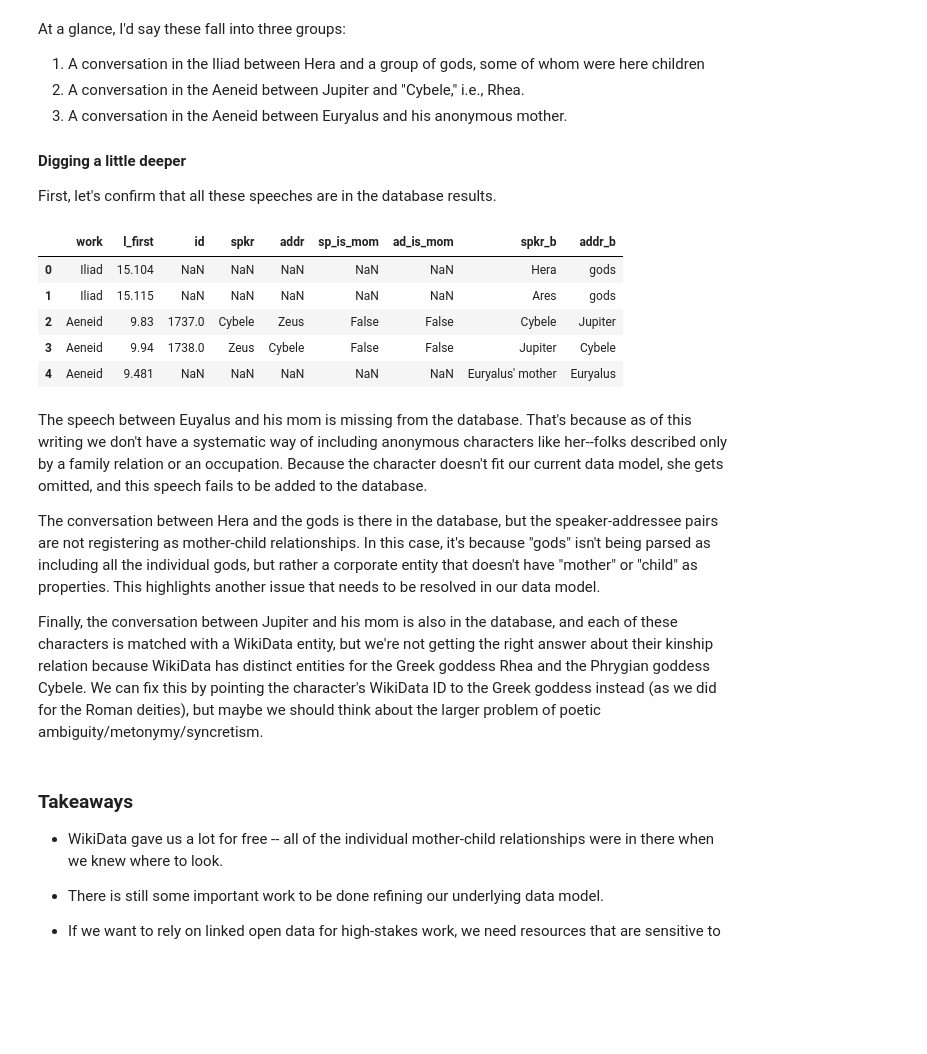
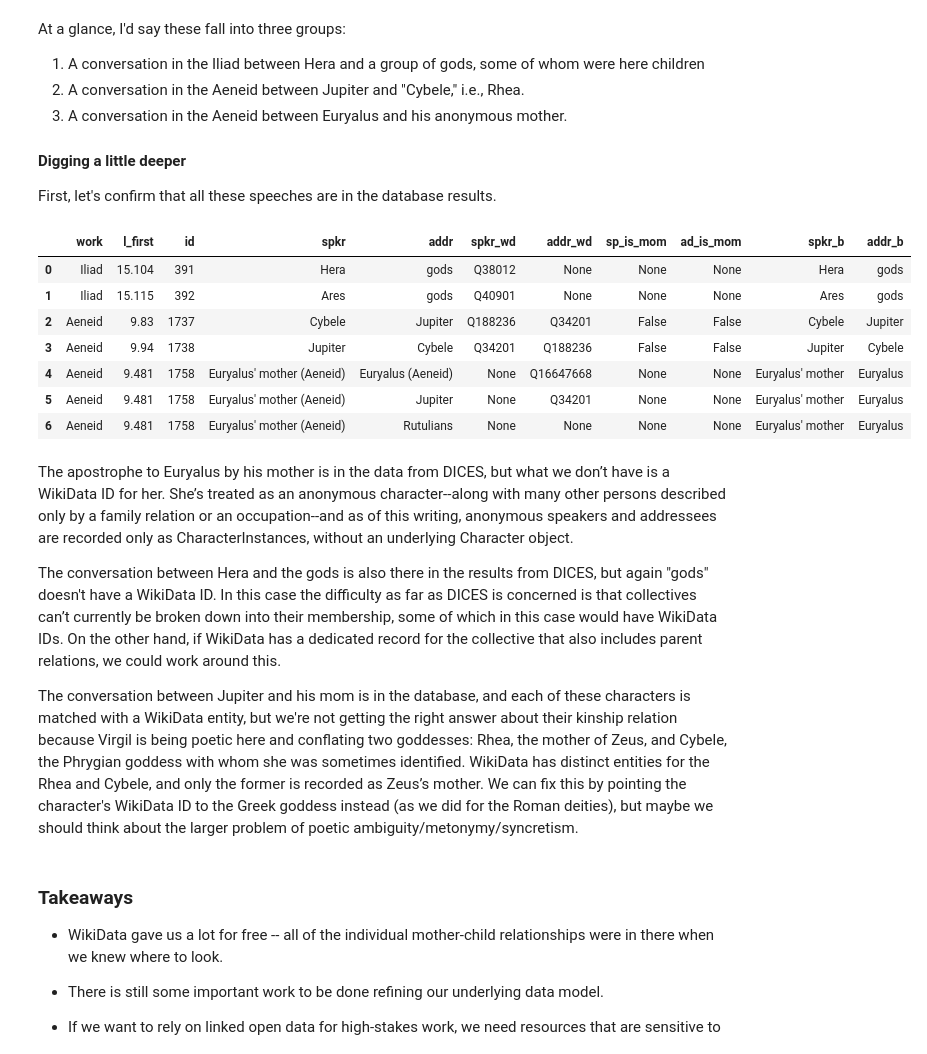
Before and after one commit to cwf2/dices-examples, a Jupyter notebook: Ex_02 - DSH.ipynb, the cells around one changed output. Saved outputs shown, nothing was run; the diff lists cells and outputs as text; code cells hidden in the pictures; blank space fills up the shorter version.

```diff
--- a/Ex_02 - DSH.ipynb
+++ b/Ex_02 - DSH.ipynb
@@ -270,0 +284,7 @@ df = pd.DataFrame(rows, columns=['id', 'work', 'l_first', 'l_last', 'spkr', 'sp_
+# %%
+pbar = NotebookPBar(max=len(speeches))
+for s in speeches:
+    for inst_list in s.spkr, s.addr:
+        for inst in inst_list:
+            getWD(inst.wd, cache=wd_cache)
+    pbar.update()
@@ -271,3 +293,31 @@ df = pd.DataFrame(rows, columns=['id', 'work', 'l_first', 'l_last', 'spkr', 'sp_
+# %%
+# create a dataframe with one row per speech
+df = pd.DataFrame(dict(
+    id = s.id,
+    work = s.work.title,
+    l_first = s.l_fi,
+    l_last = s.l_la,
+    spkr = [inst.name for inst in s.spkr],
+    spkr_wd = [inst.wd for inst in s.spkr],
+    addr = [inst.name for inst in s.addr],
+    addr_wd = [inst.wd for inst in s.addr],
+) for s in speeches)
+
+# separate multiple speakers/addressees to give each their own row
+df = df.explode(['spkr', 'spkr_wd'])
+df = df.explode(['addr', 'addr_wd'])
+
+# create new columns to track motherhood
+df[['sp_is_mom','ad_is_mom']] = None
+
+# identify rows where speaker and addressee both have WikiData IDs
+mask = df['spkr_wd'].notnull() & df['addr_wd'].notnull()
+
+# fill in motherhood columns
+df.loc[mask,'sp_is_mom'] = [checkWDRelation(row.addr_wd, row.spkr_wd, 'P25', cache=wd_cache)
+                                for row in df.loc[mask,].itertuples()]
+df.loc[mask,'ad_is_mom'] = [checkWDRelation(row.spkr_wd, row.addr_wd, 'P25', cache=wd_cache)
+                                for row in df.loc[mask,].itertuples()]
 # %% [markdown]
 🤔 Let's take a look at the results. Here is the complete set of speeches, with the additional attribute `sp_is_mom` if the speaker is the addressee's mother, and `ad_is_mom` if the addressee is the speaker's mother.
 
@@ -291,7 +341,7 @@ df[df['work']=='Argonautica']
 # %% [markdown]
 Thanks to pandas, we can filter the data frame on the new boolean columns to show only speeches between mother and child.
 # %%
-hits = df.loc[df['sp_is_mom'] | df['ad_is_mom'],
+hits = df.loc[df.sp_is_mom | df.ad_is_mom,
              ['work', 'l_first', 'l_last', 'spkr', 'addr']]
 hits
 # %% [output]
@@ -406,24 +456,26 @@ At a glance, I'd say these fall into three groups:
 First, let's confirm that all these speeches are in the database results.
 # %%
 missed.merge(df, how='left', on=['work', 'l_first'])[[
-    'work', 'l_first',                               # keys: work and locus
-    'id', 'spkr', 'addr', 'sp_is_mom', 'ad_is_mom',  # cols from df
-    'spkr_b', 'addr_b'                               # cols from bench
-
+    'work', 'l_first',                           # - common to both
+    'id', 'spkr', 'addr', 'spkr_wd', 'addr_wd',  # - from df
+            'sp_is_mom', 'ad_is_mom',            #
+    'spkr_b', 'addr_b'                           # - from bench
 ]]
 # %% [output]
-|  | work | l_first | id | spkr | addr | sp_is_mom | ad_is_mom | spkr_b | addr_b |
-| 0 | Iliad | 15.104 | NaN | NaN | NaN | NaN | NaN | Hera | gods |
-| 1 | Iliad | 15.115 | NaN | NaN | NaN | NaN | NaN | Ares | gods |
-| 2 | Aeneid | 9.83 | 1737.0 | Cybele | Zeus | False | False | Cybele | Jupiter |
-| 3 | Aeneid | 9.94 | 1738.0 | Zeus | Cybele | False | False | Jupiter | Cybele |
-| 4 | Aeneid | 9.481 | NaN | NaN | NaN | NaN | NaN | Euryalus' mother | Euryalus |
+|  | work | l_first | id | spkr | addr | spkr_wd | addr_wd | sp_is_mom | ad_is_mom | spkr_b | addr_b |
+| 0 | Iliad | 15.104 | 391 | Hera | gods | Q38012 | None | None | None | Hera | gods |
+| 1 | Iliad | 15.115 | 392 | Ares | gods | Q40901 | None | None | None | Ares | gods |
+| 2 | Aeneid | 9.83 | 1737 | Cybele | Jupiter | Q188236 | Q34201 | False | False | Cybele | Jupiter |
+| 3 | Aeneid | 9.94 | 1738 | Jupiter | Cybele | Q34201 | Q188236 | False | False | Jupiter | Cybele |
+| 4 | Aeneid | 9.481 | 1758 | Euryalus' mother (Aeneid) | Euryalus (Aeneid) | None | Q16647668 | None | None | Euryalus' mother | Euryalus |
+| 5 | Aeneid | 9.481 | 1758 | Euryalus' mother (Aeneid) | Jupiter | None | Q34201 | None | None | Euryalus' mother | Euryalus |
+| 6 | Aeneid | 9.481 | 1758 | Euryalus' mother (Aeneid) | Rutulians | None | None | None | None | Euryalus' mother | Euryalus |
 # %% [markdown]
-The speech between Euyalus and his mom is missing from the database. That's because as of this writing we don't have a systematic way of including anonymous characters like her--folks described only by a family relation or an occupation. Because the character doesn't fit our current data model, she gets omitted, and this speech fails to be added to the database.
+The apostrophe to Euryalus by his mother is in the data from DICES, but what we don’t have is a WikiData ID for her. She’s treated as an anonymous character--along with many other persons described only by a family relation or an occupation--and as of this writing, anonymous speakers and addressees are recorded only as CharacterInstances, without an underlying Character object.
 
-The conversation between Hera and the gods is there in the database, but the speaker-addressee pairs are not registering as mother-child relationships. In this case, it's because "gods" isn't being parsed as including all the individual gods, but rather a corporate entity that doesn't have "mother" or "child" as properties. This highlights another issue that needs to be resolved in our data model.
+The conversation between Hera and the gods is also there in the results from DICES, but again "gods" doesn't have a WikiData ID. In this case the difficulty as far as DICES is concerned is that collectives can’t currently be broken down into their membership, some of which in this case would have WikiData IDs. On the other hand, if WikiData has a dedicated record for the collective that also includes parent relations, we could work around this.
 
-Finally, the conversation between Jupiter and his mom is also in the database, and each of these characters is matched with a WikiData entity, but we're not getting the right answer about their kinship relation because WikiData has distinct entities for the Greek goddess Rhea and the Phrygian goddess Cybele. We can fix this by pointing the character's WikiData ID to the Greek goddess instead (as we did for the Roman deities), but maybe we should think about the larger problem of poetic ambiguity/metonymy/syncretism.
+The conversation between Jupiter and his mom is in the database, and each of these characters is matched with a WikiData entity, but we're not getting the right answer about their kinship relation because Virgil is being poetic here and conflating two goddesses: Rhea, the mother of Zeus, and Cybele, the Phrygian goddess with whom she was sometimes identified. WikiData has distinct entities for the Rhea and Cybele, and only the former is recorded as Zeus’s mother. We can fix this by pointing the character's WikiData ID to the Greek goddess instead (as we did for the Roman deities), but maybe we should think about the larger problem of poetic ambiguity/metonymy/syncretism.
 # %% [markdown]
 ### Takeaways
 
```
Also changed, not shown: parts of 16 cells of this notebook.
